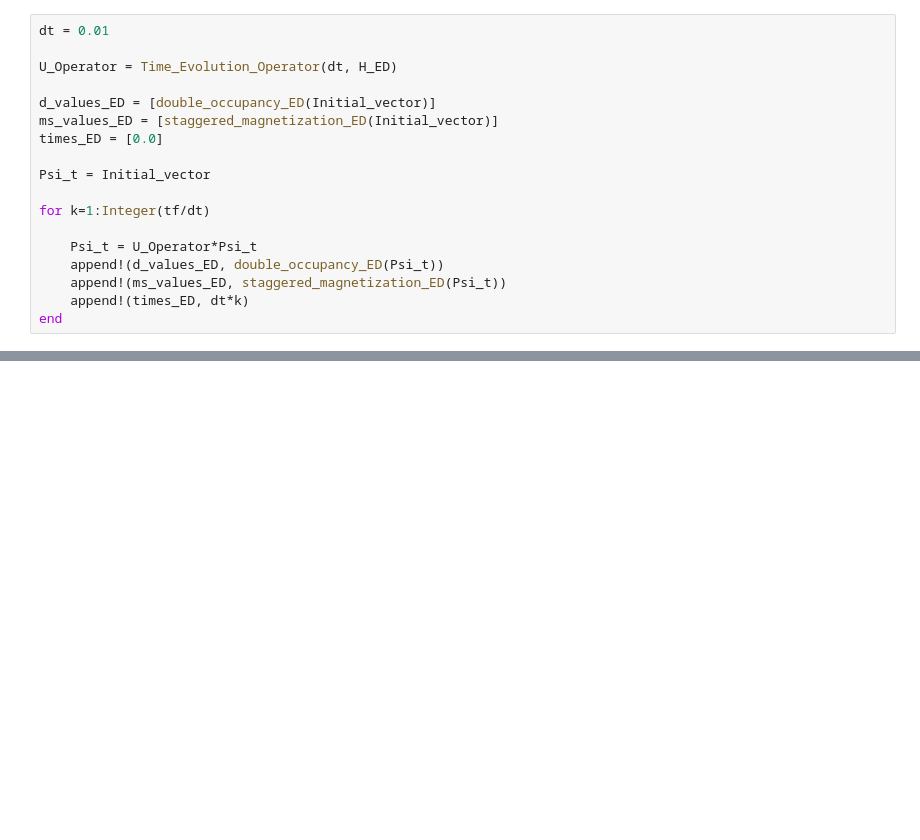
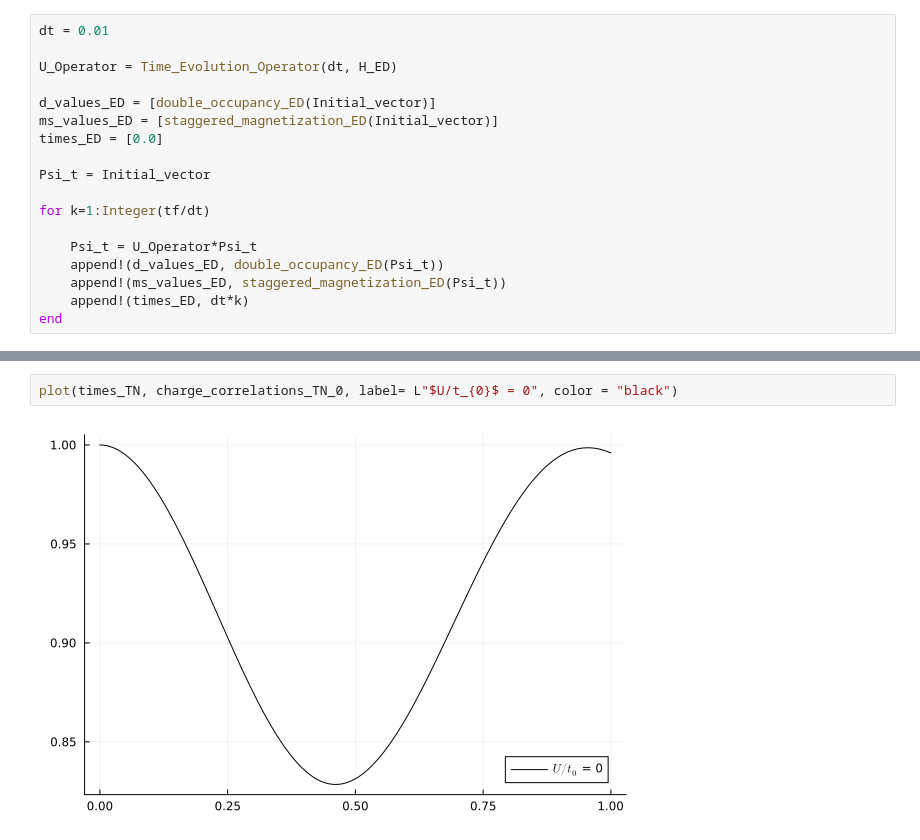
Before and after one commit to Joacop16/Tensor_Networks_with_Julia, a Jupyter notebook: 4 - Fermi-Hubbard Model (Spinful Systems).ipynb, the cells around one changed output, grey strips where cells are left out. Saved outputs shown, nothing was run; the diff lists cells and outputs as text; blank space fills up the shorter version.

```diff
--- a/4 - Fermi-Hubbard Model (Spinful Systems).ipynb
+++ b/4 - Fermi-Hubbard Model (Spinful Systems).ipynb
@@ -570,0 +606,4 @@ ylabel!(L"m_{s}(t)")
+# %%
+plot(times_TN, charge_correlations_TN_0, label= L"$U/t_{0}$ = 0", color = "black")
+# %% [output]
+[figure, added]
```
Also changed, not shown: parts of 26 cells of this notebook, 4 other files.
